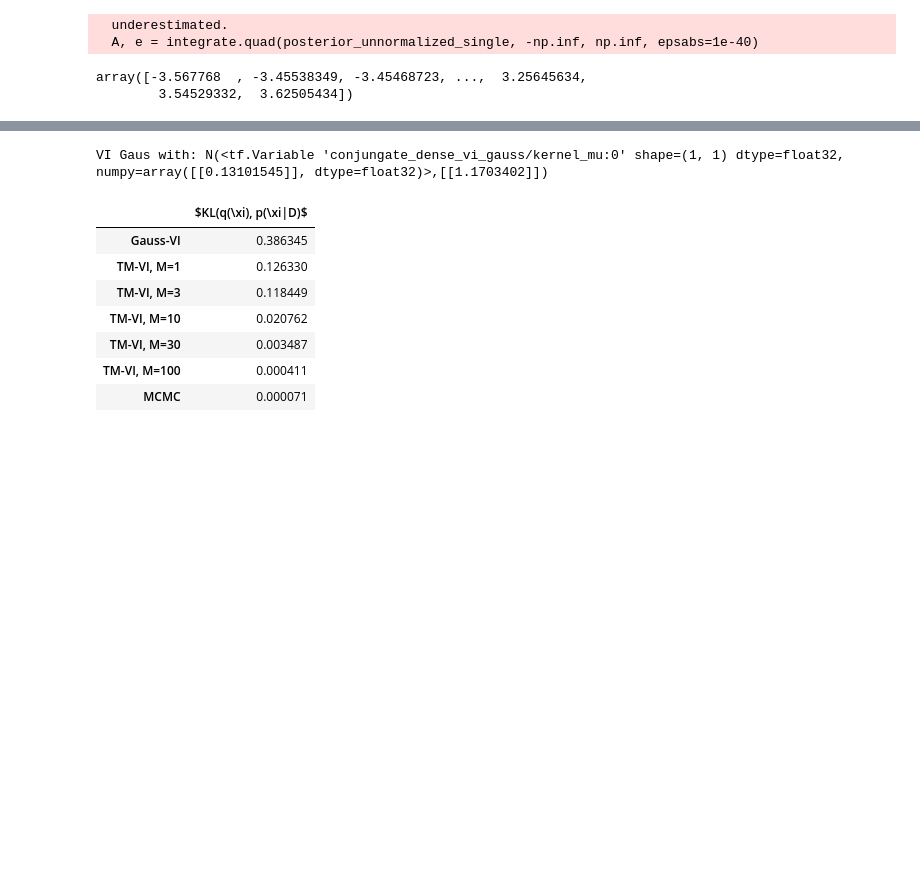
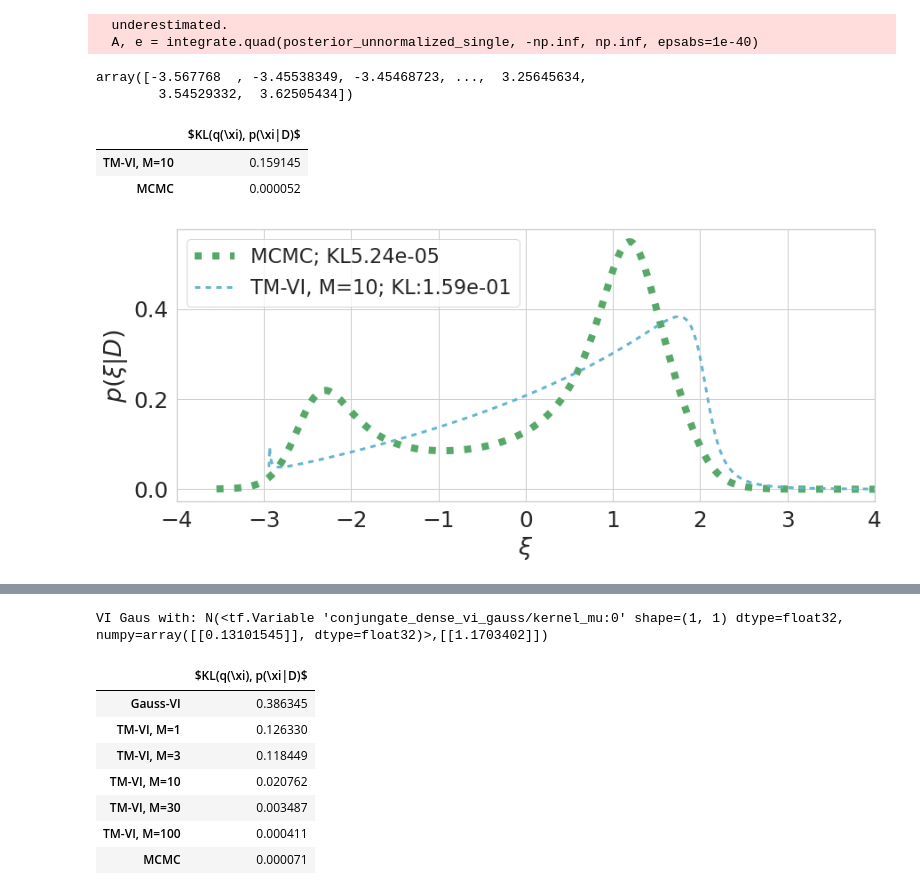
Before and after one commit to stefan1893/TM-VI, a Jupyter notebook: ipynb/01_singel_weight.ipynb, the cells around one changed output, grey strips where cells are left out. Saved outputs shown, nothing was run; the diff lists cells and outputs as text; code cells hidden in the pictures; blank space fills up the shorter version.

```diff
--- a/ipynb/01_singel_weight.ipynb
+++ b/ipynb/01_singel_weight.ipynb
@@ -324,11 +314,11 @@ Text(0.5, 1.0, 'Posterior initial distribution')
 ### train the models
 # %%
 # Learning rate
-epochs = 1000
-epoch_lr_end = epochs // 2
+epochs = 2500
+# epoch_lr_end = epochs // 2
 for name, model in models.items():
     print(f"Start experiment with model {name}")
     # lr_callback = tf.keras.callbacks.LearningRateScheduler(partial(scheduler, lr_start=lr_start, lr_stop=lr_end, epochs=epoch_lr_end))
-    model.compile(optimizer=tf.keras.optimizers.RMSprop(learning_rate=0.01), loss=sample_nll, run_eagerly=False)
+    model.compile(optimizer=tf.keras.optimizers.RMSprop(learning_rate=.2), loss=sample_nll, run_eagerly=False)
     model.fit(tf.ones(ytensor.shape), ytensor, epochs=epochs, verbose=False, callbacks=[LogKL()])
 # %% [output]
@@ -383,3 +370,42 @@ w_mcmc.to_numpy()
 # %% [output]
 array([-3.567768  , -3.45538349, -3.45468723, ...,  3.25645634,
         3.54529332,  3.62505434])
+# %%
+plt.figure(figsize=(13,6))
+log_p_w_D_unnorm = posterior_unnormalized(w_mcmc.to_numpy(), ytensor, prior_dist=prior_dist)
+kl_unnorm = np.mean(log_mcmc_p_w_D - log_mcmc_p_D - log_p_w_D_unnorm)
+kl = log_p_D + kl_unnorm
+Kls = dict(MCMC=kl)
+plt.plot(w_mcmc, np.exp(log_mcmc_p_w_D - log_mcmc_p_D), label=f"MCMC; KL{kl:.2e}", linewidth=8., color='g', linestyle=(0, (1, 1.5)))
+linestyles = [(0, (2, 2)), (0, (1, 1)), '-']
+ls = 0
+for name, model in models.items():
+    layer = model.layers[0]
+    w, log_qw = layer.sample(num=100000)
+    w = w.numpy().squeeze()
+    sort = np.argsort(w)
+    w = w[sort]
+    log_qw = log_qw.numpy().squeeze()[sort]
+    # compute KL
+    log_p_w_D_unnorm = posterior_unnormalized(w, ytensor, prior_dist=prior_dist)
+    kl_unnorm = np.mean(log_qw - log_p_w_D_unnorm)
+    # 1/T \sum_{w_i \sim q(w_i}} log(q(w_i)/p(w_i|D)) => log(p(D)) + 1/T \sum_{w_i \sim q(w_i}} log(q(w_i)) - log(p(D|w_i)*p(w_i))
+    Kls[name] = log_p_D + kl_unnorm
+    if "TM-VI" in name:
+        plt.plot(w, np.exp(log_qw), label=f"{name}; KL:{Kls[name]:.2e}", linewidth=3., color='c', linestyle=linestyles[ls%3])
+        ls += 1
+    else:
+        plt.plot(w, np.exp(log_qw), label=f"{name}; KL:{Kls[name]:.2e}", linewidth=3., color='peru')
+plt.legend(fontsize='small')
+# plt.title("Posterior distribution $p(w|D)$")
+plt.xlim((-4,4.))
+plt.xlabel("$\\xi$")
+plt.ylabel("$p(\\xi|D)$")
+plt.tight_layout()
+display(pd.DataFrame.from_dict(Kls, orient='index', columns=["$KL(q(\\xi), p(\\xi|D)$"]).sort_values("$KL(q(\\xi), p(\\xi|D)$", ascending=False))
+plt.savefig("02_cauchy_posterior.pdf")
+# %% [output]
+|  | $KL(q(\xi), p(\xi|D)$ |
+| TM-VI, M=10 | 0.159145 |
+| MCMC | 0.000052 |
+[figure, added]
```
Also changed, not shown: parts of 9 cells of this notebook, 3 other files.
